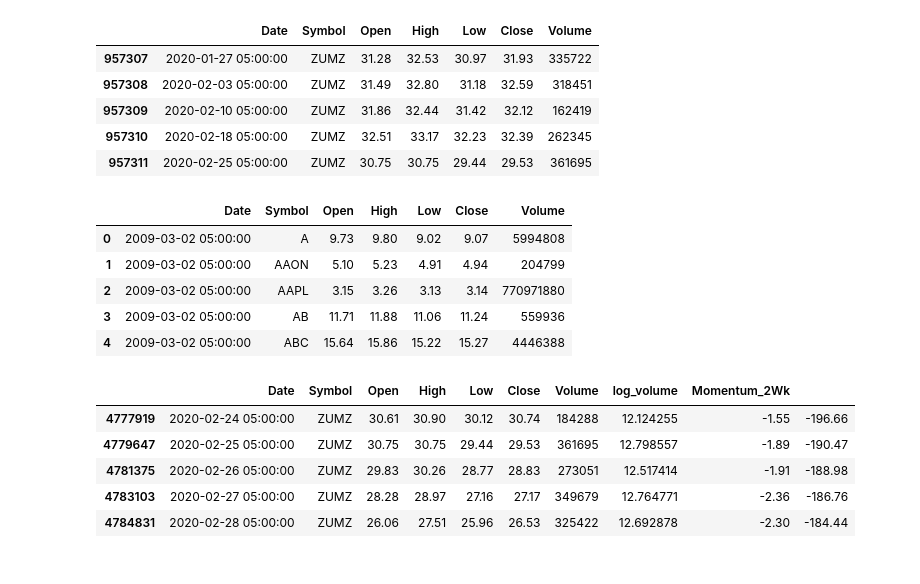
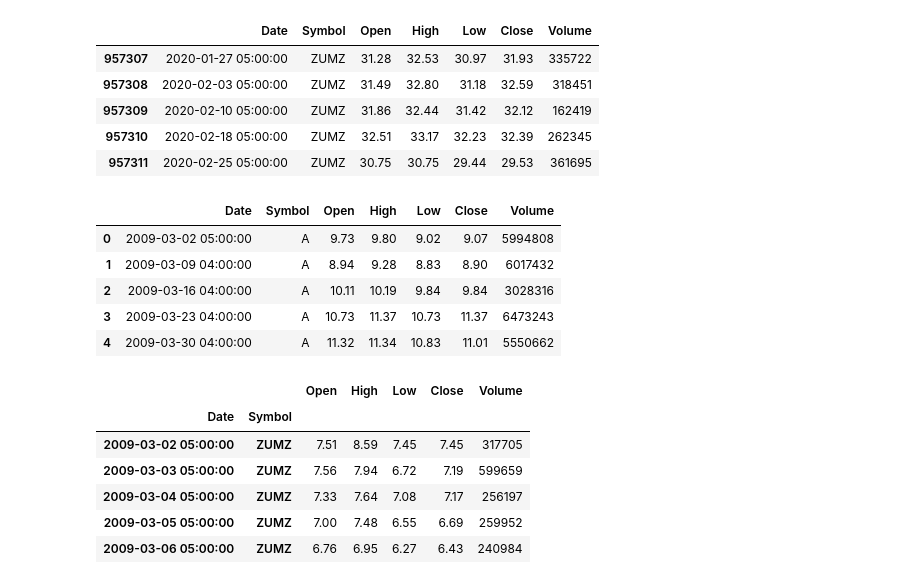
Before and after one commit to justinyang333/Stock-Prediction-Project, a Jupyter notebook: EDA_FeatureEngineering.ipynb, the cells around one changed output. Cells and saved outputs as stored; diff of their text form; code cells hidden in the pictures.

```diff
--- a/EDA_FeatureEngineering.ipynb
+++ b/EDA_FeatureEngineering.ipynb
@@ -76,7 +66,7 @@ df.head()
 # %% [markdown]
 <h1>Feature Engineering</h1>
 # %%
-df.sort_values(by=['Date','Symbol'], inplace=True)
+df.sort_values(by=['Symbol', 'Date'], inplace=True)
 
 df.reset_index(drop=False, inplace=True)
 df.head()
@@ -97,28 +87,33 @@ df_weekly.tail()
 | 957310 | 2020-02-18 05:00:00 | ZUMZ | 32.51 | 33.17 | 32.23 | 32.39 | 262345 |
 | 957311 | 2020-02-25 05:00:00 | ZUMZ | 30.75 | 30.75 | 29.44 | 29.53 | 361695 |
 # %%
-df.head()
+df_weekly.head()
 # %% [output]
 |  | Date | Symbol | Open | High | Low | Close | Volume |
 | 0 | 2009-03-02 05:00:00 | A | 9.73 | 9.80 | 9.02 | 9.07 | 5994808 |
-| 1 | 2009-03-02 05:00:00 | AAON | 5.10 | 5.23 | 4.91 | 4.94 | 204799 |
-| 2 | 2009-03-02 05:00:00 | AAPL | 3.15 | 3.26 | 3.13 | 3.14 | 770971880 |
-| 3 | 2009-03-02 05:00:00 | AB | 11.71 | 11.88 | 11.06 | 11.24 | 559936 |
-| 4 | 2009-03-02 05:00:00 | ABC | 15.64 | 15.86 | 15.22 | 15.27 | 4446388 |
+| 1 | 2009-03-09 04:00:00 | A | 8.94 | 9.28 | 8.83 | 8.90 | 6017432 |
+| 2 | 2009-03-16 04:00:00 | A | 10.11 | 10.19 | 9.84 | 9.84 | 3028316 |
+| 3 | 2009-03-23 04:00:00 | A | 10.73 | 11.37 | 10.73 | 11.37 | 6473243 |
+| 4 | 2009-03-30 04:00:00 | A | 11.32 | 11.34 | 10.83 | 11.01 | 5550662 |
 # %%
 #Introduce a common financial statistic, 10 or 30 day momentum
 #shift pulls the close for a stock 10 days prior
 
-df['log_volume'] = df['Volume'].apply(np.log)
+df_weekly['log_volume'] = df_weekly['Volume'].apply(np.log)
 
-df['Momentum_2Wk'] = df['Close'] - df['Close'].shift(2)
+df_weekly['Momentum_2Wk'] = df_weekly['Close'] - df_weekly['Close'].shift(2)
 
-df.set_index(['Date', 'Symbol'], inplace=True)
-df.tail()
+df_weekly['Momentum_2Wk'] = df_weekly['Close'] - df_weekly['Close'].shift(5)
+
+df_weekly = df_weekly.groupby('Symbol').apply(lambda x: x.iloc[5:])
+
+df_weekly.set_index(['Date', 'Symbol'], inplace=True)
+df_weekly.tail()
 # %% [output]
-|  | Date | Symbol | Open | High | Low | Close | Volume | log_volume | Momentum_2Wk |
-| 4777919 | 2020-02-24 05:00:00 | ZUMZ | 30.61 | 30.90 | 30.12 | 30.74 | 184288 | 12.124255 | -1.55 | -196.66 |
-| 4779647 | 2020-02-25 05:00:00 | ZUMZ | 30.75 | 30.75 | 29.44 | 29.53 | 361695 | 12.798557 | -1.89 | -190.47 |
-| 4781375 | 2020-02-26 05:00:00 | ZUMZ | 29.83 | 30.26 | 28.77 | 28.83 | 273051 | 12.517414 | -1.91 | -188.98 |
-| 4783103 | 2020-02-27 05:00:00 | ZUMZ | 28.28 | 28.97 | 27.16 | 27.17 | 349679 | 12.764771 | -2.36 | -186.76 |
-| 4784831 | 2020-02-28 05:00:00 | ZUMZ | 26.06 | 27.51 | 25.96 | 26.53 | 325422 | 12.692878 | -2.30 | -184.44 |
+|  |  | Open | High | Low | Close | Volume |
+| Date | Symbol |  |  |  |  |  |
+| 2009-03-02 05:00:00 | ZUMZ | 7.51 | 8.59 | 7.45 | 7.45 | 317705 |
+| 2009-03-03 05:00:00 | ZUMZ | 7.56 | 7.94 | 6.72 | 7.19 | 599659 |
+| 2009-03-04 05:00:00 | ZUMZ | 7.33 | 7.64 | 7.08 | 7.17 | 256197 |
+| 2009-03-05 05:00:00 | ZUMZ | 7.00 | 7.48 | 6.55 | 6.69 | 259952 |
+| 2009-03-06 05:00:00 | ZUMZ | 6.76 | 6.95 | 6.27 | 6.43 | 240984 |
```
Also changed, not shown: parts of 8 cells of this notebook, 1 other file.
